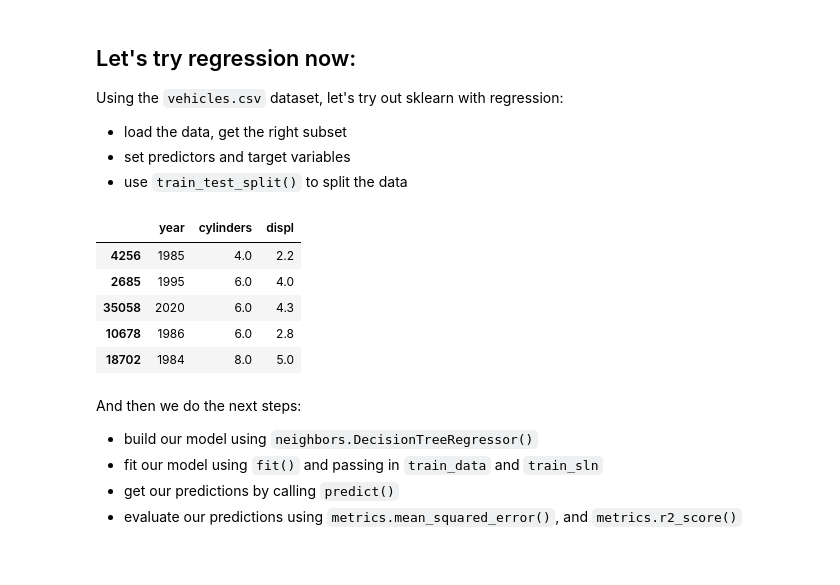
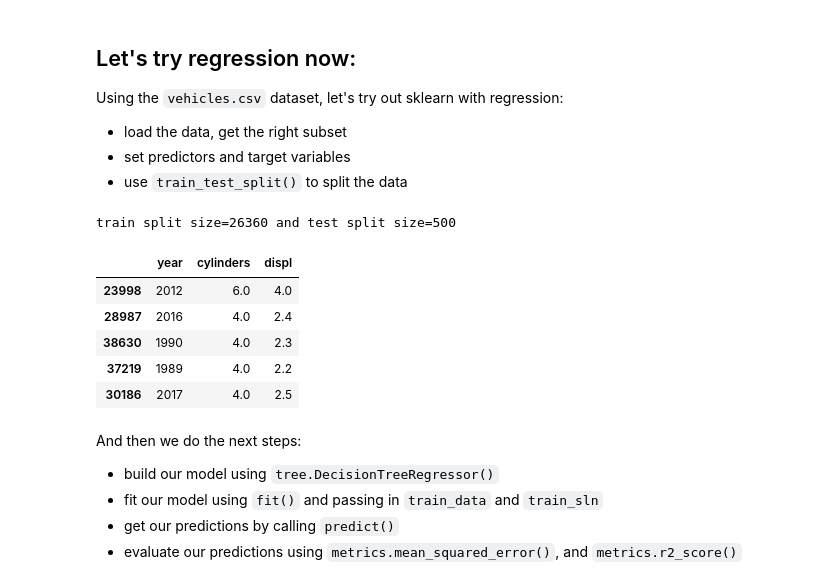
Before and after one commit to alimoorreza/CS167-fall26-notes, a Jupyter notebook: Day12_Decision_Tree_using_Scikit_Learn.ipynb, the cells around one changed output. Drawn from its saved outputs; the diff is of its cells as text; code cells hidden in the pictures.

```diff
--- a/Day12_Decision_Tree_using_Scikit_Learn.ipynb
+++ b/Day12_Decision_Tree_using_Scikit_Learn.ipynb
@@ -393,31 +396,46 @@ Using the `vehicles.csv` dataset, let's try out sklearn with regression:
 # %%
 # load in the vehicles.csv data for scikit learn
 import pandas
 import numpy
 
 # load data, get the right subset
 path = '/content/drive/MyDrive/cs167_fall26/datasets/vehicles.csv'
-data = pandas.read_csv(path)
+data = pandas.read_csv(path, low_memory=False)
 gas_vehicles = data[data['fuelType']=='Regular'][['year', 'cylinders', 'displ', 'comb08']]
 gas_vehicles.dropna(inplace=True)
 
 # set the predictor variables and target variable
 predictors= ['year', 'cylinders', 'displ']
 target= 'comb08'
 
+total_test_samples = 700
+test_ratio = 500/gas_vehicles.shape[0]
+
 # use train_test_split() to split the data
-train_data, test_data, train_sln, test_sln = train_test_split(gas_vehicles[predictors], gas_vehicles[target], test_size = 0.2, random_state=41)
+train_data, test_data, train_labels, test_labels = train_test_split(gas_vehicles[predictors],
+                                                              gas_vehicles[target],
+                                                              test_size = test_ratio,
+                                                              random_state=41)
+'''
+train_data, test_data, train_labels, test_labels = train_test_split(gas_vehicles[predictors],
+                                                              gas_vehicles[target],
+                                                              test_size = 700,
+                                                              random_state=41)
+'''
+print(f"train split size={train_data.shape[0]} and test split size={test_data.shape[0]}")
+print("\n")
 train_data.head()
 # %% [output]
+train split size=26360 and test split size=500
 |  | year | cylinders | displ |
-| 4256 | 1985 | 4.0 | 2.2 |
-| 2685 | 1995 | 6.0 | 4.0 |
-| 35058 | 2020 | 6.0 | 4.3 |
-| 10678 | 1986 | 6.0 | 2.8 |
-| 18702 | 1984 | 8.0 | 5.0 |
+| 23998 | 2012 | 6.0 | 4.0 |
+| 28987 | 2016 | 4.0 | 2.4 |
+| 38630 | 1990 | 4.0 | 2.3 |
+| 37219 | 1989 | 4.0 | 2.2 |
+| 30186 | 2017 | 4.0 | 2.5 |
 # %% [markdown]
 And then we do the next steps:
-- build our model using `neighbors.DecisionTreeRegressor()`
+- build our model using `tree.DecisionTreeRegressor()`
 - fit our model using `fit()` and passing in `train_data` and `train_sln`
 - get our predictions by calling `predict()`
 - evaluate our predictions using `metrics.mean_squared_error()`, and `metrics.r2_score()`
```
Also changed, not shown: parts of 1 cell of this notebook.
